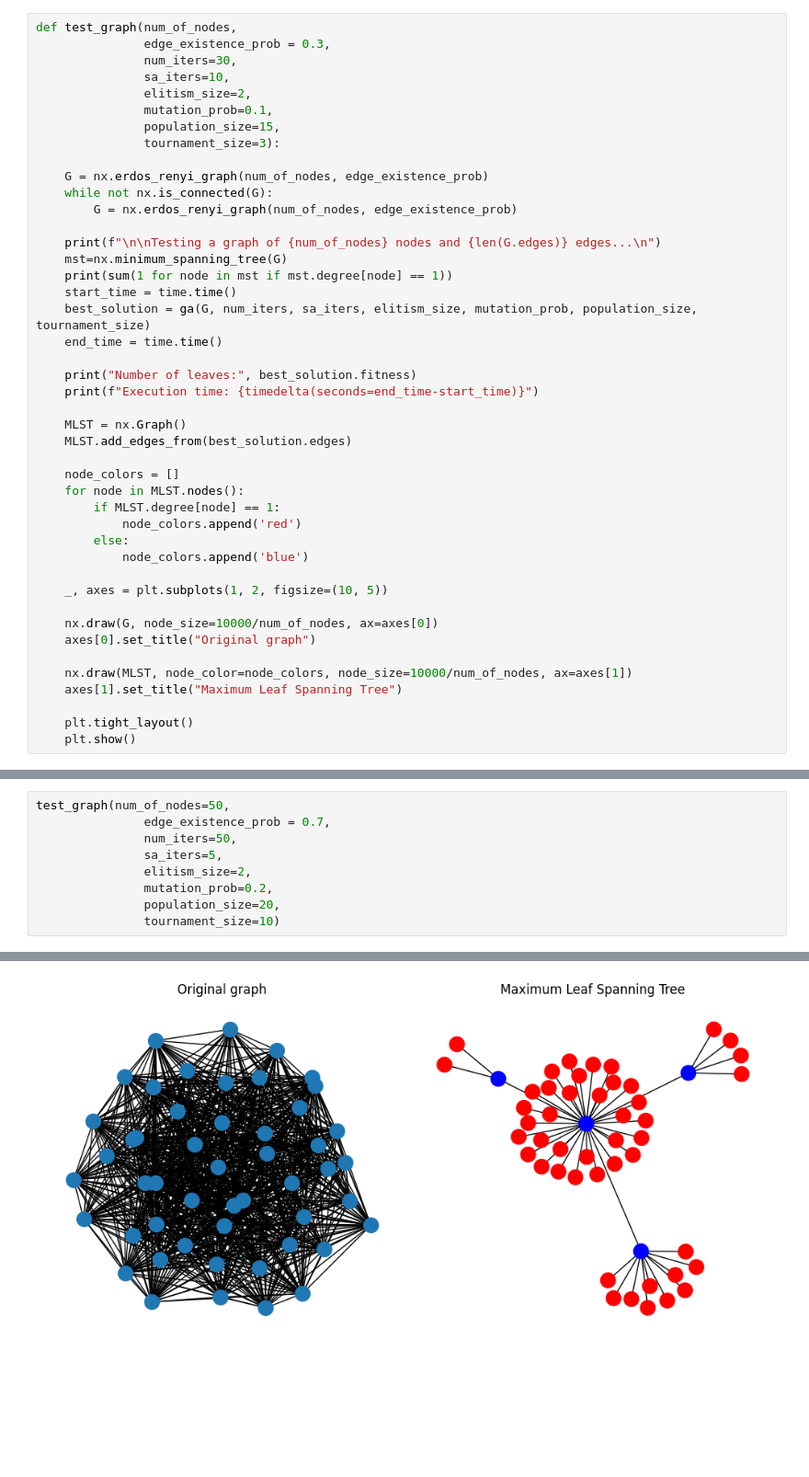
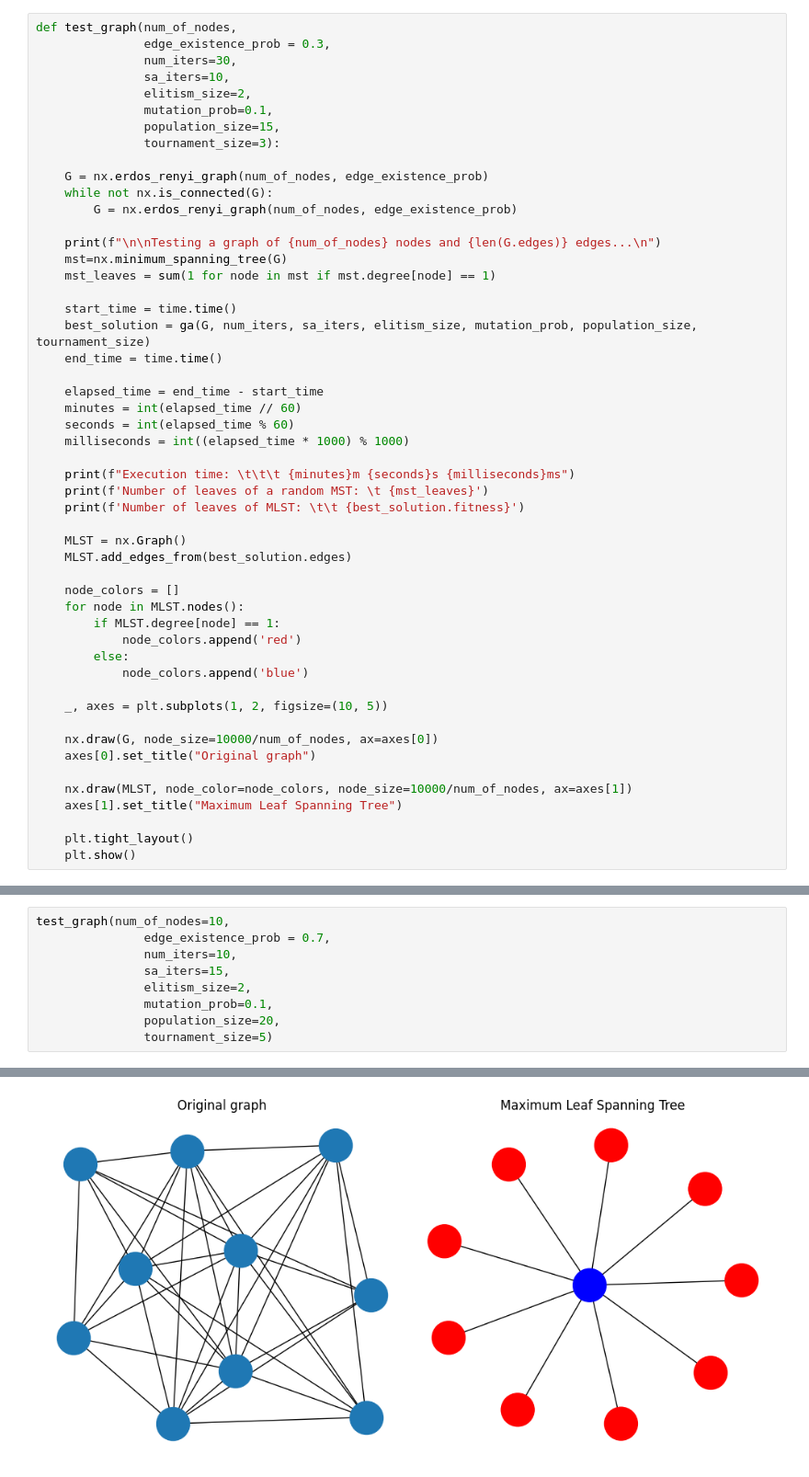
Before and after one commit to strugarveljko/maximum_leaf_spanning_tree, a Jupyter notebook: Genetic Algorithm with Simulated Annealing/tests.ipynb, the cells around one changed output, grey strips where cells are left out. Shown at 92% size. Cells and saved outputs as stored; diff of their text form; blank space fills up the shorter version.

```diff
--- a/Genetic Algorithm with Simulated Annealing/tests.ipynb
+++ b/Genetic Algorithm with Simulated Annealing/tests.ipynb
@@ -21,13 +21,20 @@ def test_graph(num_of_nodes,
 
     print(f"\n\nTesting a graph of {num_of_nodes} nodes and {len(G.edges)} edges...\n")
     mst=nx.minimum_spanning_tree(G)
-    print(sum(1 for node in mst if mst.degree[node] == 1))
+    mst_leaves = sum(1 for node in mst if mst.degree[node] == 1)
+
     start_time = time.time()
     best_solution = ga(G, num_iters, sa_iters, elitism_size, mutation_prob, population_size, tournament_size)
     end_time = time.time()
 
-    print("Number of leaves:", best_solution.fitness)
-    print(f"Execution time: {timedelta(seconds=end_time-start_time)}")
+    elapsed_time = end_time - start_time
+    minutes = int(elapsed_time // 60)
+    seconds = int(elapsed_time % 60)
+    milliseconds = int((elapsed_time * 1000) % 1000)
+
+    print(f"Execution time: \t\t\t {minutes}m {seconds}s {milliseconds}ms")
+    print(f'Number of leaves of a random MST: \t {mst_leaves}')
+    print(f'Number of leaves of MLST: \t\t {best_solution.fitness}')
 
     MLST = nx.Graph()
     MLST.add_edges_from(best_solution.edges)
@@ -84,10 +91,10 @@ Execution time: 0:00:05.714167
 # %%
-test_graph(num_of_nodes=50,
+test_graph(num_of_nodes=10,
                edge_existence_prob = 0.7,
-               num_iters=50,
-               sa_iters=5,
+               num_iters=10,
+               sa_iters=15,
                elitism_size=2,
-               mutation_prob=0.2,
+               mutation_prob=0.1,
                population_size=20,
-               tournament_size=10)
+               tournament_size=5)
 # %% [output]
@@ -99 +106 @@ Execution time: 0:01:40.189416
-[figure, old version]
+[figure, new version]
```
Also changed, not shown: parts of 15 cells of this notebook, 12 other files.
